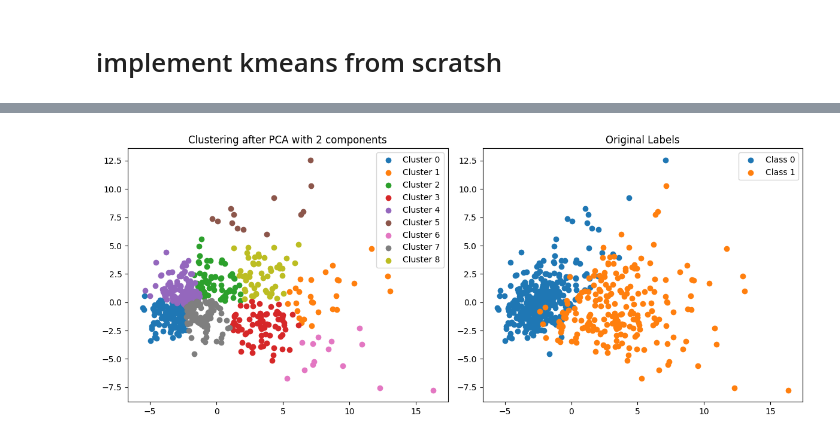
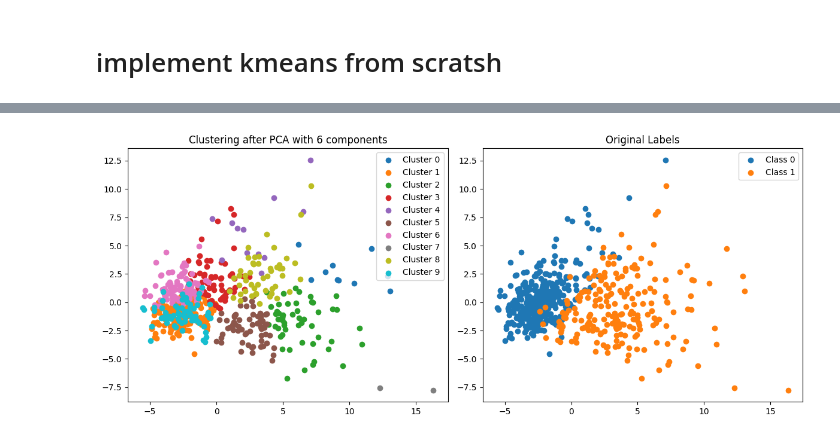
Before and after one commit to Tahker-w-tadmeer/intro_to_ml, a Jupyter notebook: ass 4-PCA and Kmeans/breast_cancer.ipynb, the cells around one changed output, grey strips where cells are left out. Drawn from its saved outputs; the diff is of its cells as text; code cells hidden in the pictures.

Commit message:
try pca and k  means with sklearn still make some notes on it

```diff
--- a/ass 4-PCA and Kmeans/breast_cancer.ipynb
+++ b/ass 4-PCA and Kmeans/breast_cancer.ipynb
@@ -111,7 +111,7 @@ shape of x_projected (569, 2)
 # %% [markdown]
 # implement kmeans from scratsh
 # %%
-class KMeans:
+class KMeans_me:
 
     def __init__(self, k=5, max_iters=100):
         self.k = k
@@ -190,7 +190,7 @@ class KMeans:
 def elbow_method(X, max_k=10):
     sse = []
     for k in range(1, max_k + 1):
-        kmeans = KMeans(k=k, max_iters=300)
+        kmeans = KMeans_me(k=k, max_iters=300)
         kmeans.fit(X)
         sse.append(kmeans.compute_sse())
     return sse
@@ -207,6 +207,6 @@ plt.show()
 # %%
 # Apply PCA
-pca = PCA(n_components=2)  # Choose the number of components
+pca = PCA_me(n_components=2)  # Choose the number of components
 pca.fit(X_std)
 X_pca = pca.transform(X_std)
 
@@ -232,12 +232,12 @@ Best K for Experiment 2 (after PCA): 7
 num_components_list = [2, 3, 4, 5, 6]
 for num_components in num_components_list:
     # Apply PCA
-    pca = PCA(n_components=num_components)
+    pca = PCA_me(n_components=num_components)
     pca.fit(X_std)
     X_pca = pca.transform(X_std)
 
     # Apply KMeans
-    kmeans = KMeans(k=best_k_exp1)  # Use the best k from Experiment 1
+    kmeans = KMeans_me(k=best_k_exp1)  # Use the best k from Experiment 1
     labels = kmeans.fit(X_pca)
 
     # Visualization - Compare with original labels
@@ -268,33 +268,33 @@ for num_components in num_components_list:
 # %%
 from sklearn.decomposition import PCA
 from sklearn.cluster import KMeans
 
 # Apply PCA
-pca = PCA(n_components=2)  # Choose the number of components
+pca = PCA(n_components=6)  # Choose the number of components
 X_pca = pca.fit_transform(X_std)
 
-# Apply KMeans
-kmeans = KMeans(n_clusters=best_k_exp1)  # Use the best k from Experiment 1
+# Apply K-means
+kmeans = KMeans(n_clusters=best_k_exp1,n_init=10)  # Use the best k from Experiment 1
 labels = kmeans.fit_predict(X_pca)
 
 # Visualization - Compare with original labels
 fig, axs = plt.subplots(1, 2, figsize=(12, 5))
 
 # Visualize clusters after PCA
 for i in range(best_k_exp1):
     cluster_points = X_pca[np.where(labels == i)]
     axs[0].scatter(cluster_points[:, 0], cluster_points[:, 1], label=f'Cluster {i}')
-axs[0].set_title(f'Clustering after PCA with {pca.n_components_} components')
+axs[0].set_title(f'Clustering after PCA with {num_components} components')
 axs[0].legend()
 
 # Visualize original labels
 for i in range(2):  # Considering 2 classes in original labels
     class_points = X_pca[np.where(y == i)]
     axs[1].scatter(class_points[:, 0], class_points[:, 1], label=f'Class {i}')
 axs[1].set_title('Original Labels')
 axs[1].legend()
 
 plt.tight_layout()
 plt.show()
 # %% [output]
-[figure, old version]
+[figure, new version]
```
Also changed, not shown: parts of 6 cells of this notebook.
